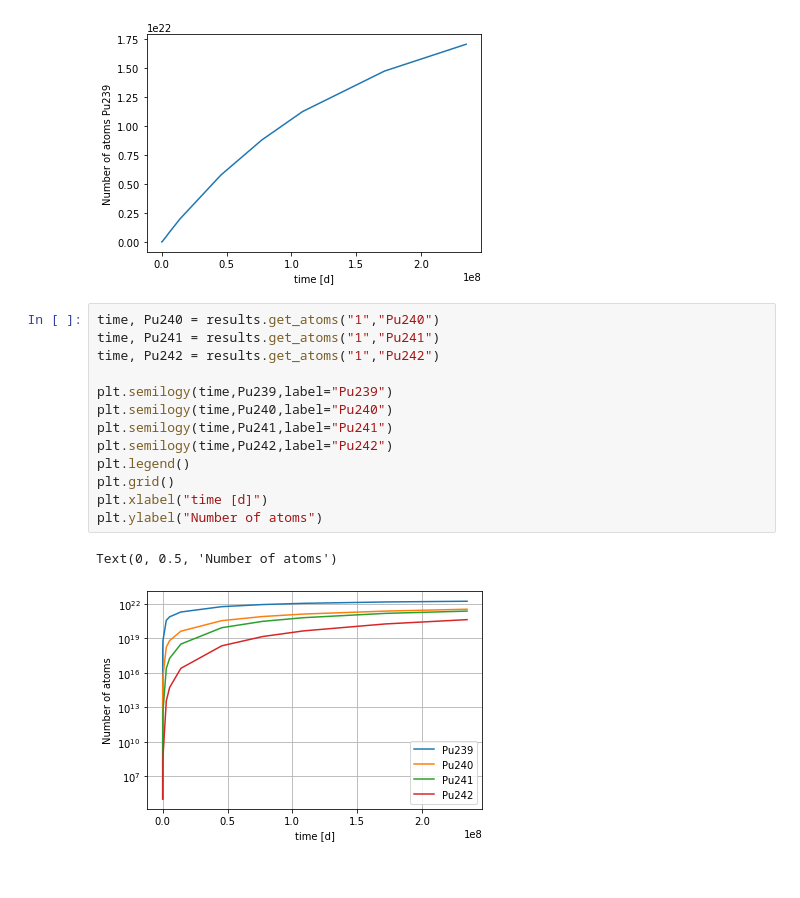
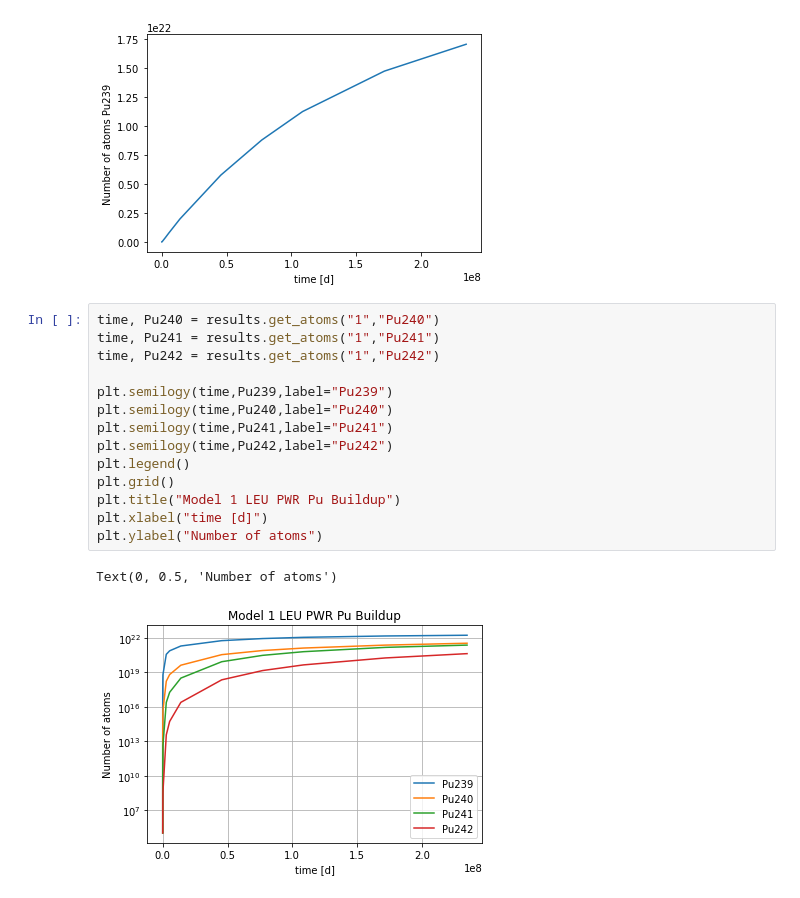
Before and after one commit to stu314159/er362_omc, a Jupyter notebook: examples/micro_reactor/leu_pwr/burnup/leu_pwr_burnup.ipynb, the cells around one changed output. Cells and saved outputs as stored; diff of their text form.

```diff
--- a/examples/micro_reactor/leu_pwr/burnup/leu_pwr_burnup.ipynb
+++ b/examples/micro_reactor/leu_pwr/burnup/leu_pwr_burnup.ipynb
@@ -301,16 +301,17 @@ Text(0, 0.5, 'Number of atoms Pu239')
 # %%
 time, Pu240 = results.get_atoms("1","Pu240")
 time, Pu241 = results.get_atoms("1","Pu241")
 time, Pu242 = results.get_atoms("1","Pu242")
 
 plt.semilogy(time,Pu239,label="Pu239")
 plt.semilogy(time,Pu240,label="Pu240")
 plt.semilogy(time,Pu241,label="Pu241")
 plt.semilogy(time,Pu242,label="Pu242")
 plt.legend()
 plt.grid()
+plt.title("Model 1 LEU PWR Pu Buildup")
 plt.xlabel("time [d]")
 plt.ylabel("Number of atoms")
 # %% [output]
 Text(0, 0.5, 'Number of atoms')
-[figure, old version]
+[figure, new version]
```
Also changed, not shown: parts of 1 cell of this notebook, 6 other files.
